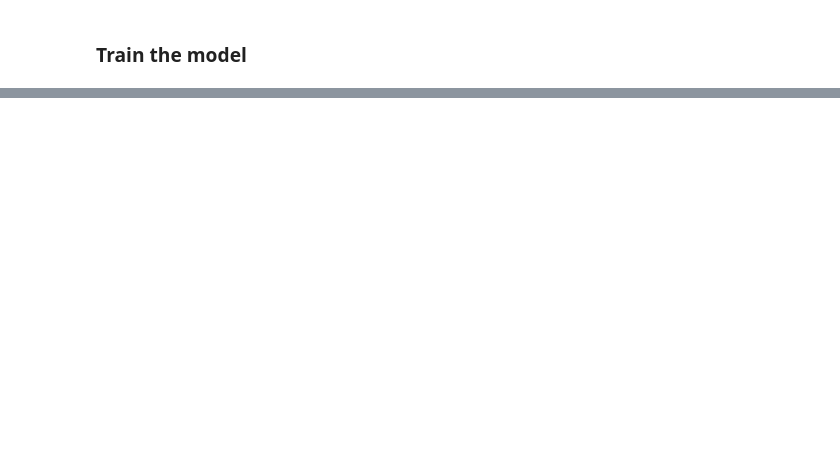
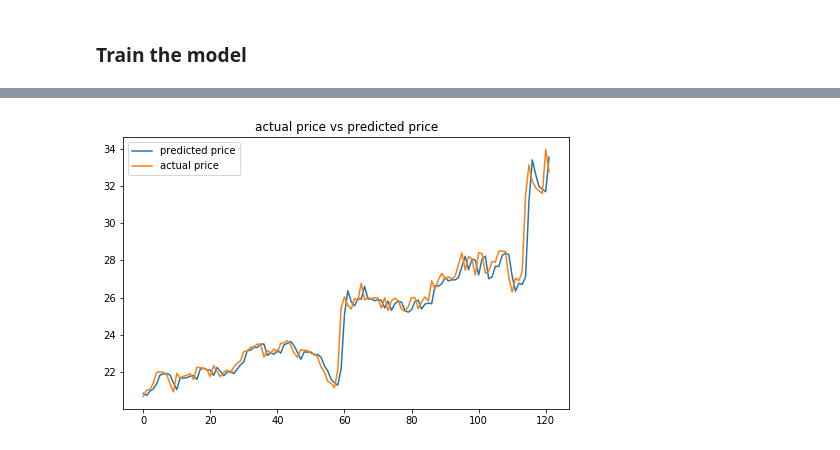
Before and after one commit to dvorjackz/RNN-moneymaker, a Jupyter notebook: Moneymaker.ipynb, the cells around one changed output, grey strips where cells are left out. Cells and saved outputs as stored; diff of their text form; code cells hidden in the pictures; blank space fills up the shorter version.

```diff
--- a/Moneymaker.ipynb
+++ b/Moneymaker.ipynb
@@ -429,0 +281,12 @@ plt.show()
+# %%
+fig, ax = plt.subplots(1, figsize=(8, 5))
+ax.set_title("actual price vs predicted price")
+l1, = ax.plot(pred_abs[500:622])
+l1.set_label("predicted price")
+l2, = ax.plot(y_val_abs[500:622])
+l2.set_label("actual price")
+
+plt.legend()
+plt.show()
+# %% [output]
+[figure, added]
```
Also changed, not shown: parts of 39 cells of this notebook, 6 other files.
